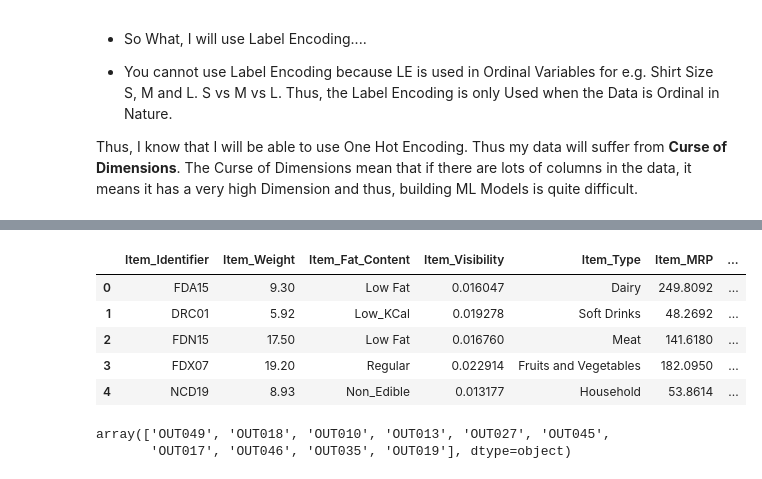
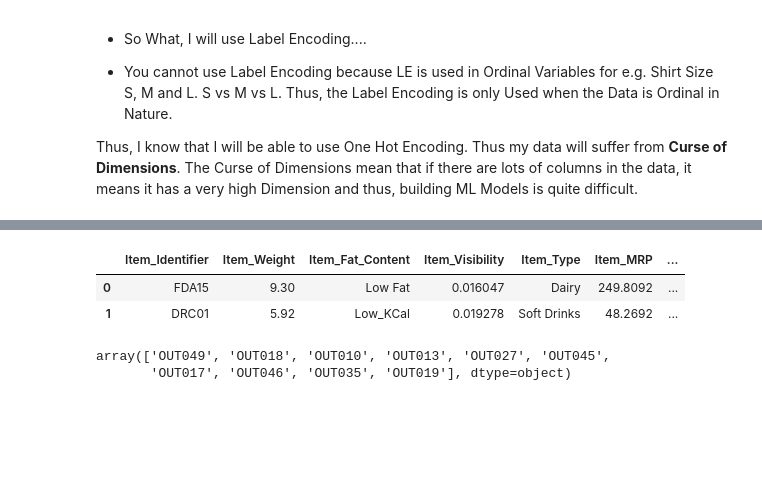
Before and after one commit to mukul-mschauhan/big-mart, a Jupyter notebook: Bigmart_Sales_Statistics_Version.ipynb, the cells around one changed output, grey strips where cells are left out. Cells and saved outputs as stored; diff of their text form; code cells hidden in the pictures; blank space fills up the shorter version.

```diff
--- a/Bigmart_Sales_Statistics_Version.ipynb
+++ b/Bigmart_Sales_Statistics_Version.ipynb
@@ -64,8 +64,8 @@ Train Set: It comprises of Input Features and target variable. This dataset is u
 
 Test Set: Once the model learns the pattern, we test the model performance by predicting the sales in the test set. So, in test set, we only have features and no target variable. Our job is to **predict the target variable using Test Set**.
 # %%
-train = pd.read_csv("/content/train_v9rqX0R.csv")
-test = pd.read_csv("/content/test_AbJTz2l.csv")
+train = pd.read_csv("/content/Bigmart Train.csv")
+test = pd.read_csv("/content/Bigmart Test.csv")
 
 train.head()
 # %% [output]
@@ -322,6 +337,7 @@ combined.groupby(["Outlet_Identifier", "Outlet_Location_Type", "Outlet_Type"])["
 # %%
 # Imputted Outlet Size where Type is Grocery
-combined.loc[combined.Outlet_Type=="Grocery Store", "Outlet_Size"] = "Small"
+combined.loc[combined.Outlet_Type=="Grocery Store",
+             "Outlet_Size"] = "Small"
 # %%
 combined.loc[combined.Outlet_Size.isnull(), "Outlet_Location_Type"].unique()
 # 45 and 17 Outlets
@@ -450,14 +466,11 @@ combined["Magic11"]=combined.groupby("Outlet_Identifier")["Item_Outlet_Sales"].t
 combined["Magic12"]=combined.groupby("Outlet_Identifier")["Item_Outlet_Sales"].transform("std")
 # %%
 pd.set_option('display.max_columns', 100)
-combined.head()
+combined.head(2)
 # %% [output]
 |  | Item_Identifier | Item_Weight | Item_Fat_Content | Item_Visibility | Item_Type | Item_MRP | ... |
 | 0 | FDA15 | 9.30 | Low Fat | 0.016047 | Dairy | 249.8092 | ... |
 | 1 | DRC01 | 5.92 | Low_KCal | 0.019278 | Soft Drinks | 48.2692 | ... |
-| 2 | FDN15 | 17.50 | Low Fat | 0.016760 | Meat | 141.6180 | ... |
-| 3 | FDX07 | 19.20 | Regular | 0.022914 | Fruits and Vegetables | 182.0950 | ... |
-| 4 | NCD19 | 8.93 | Non_Edible | 0.013177 | Household | 53.8614 | ... |
 # %%
 combined.Outlet_Identifier.unique()
 # %% [output]
```
Also changed, not shown: parts of 7 cells of this notebook.
